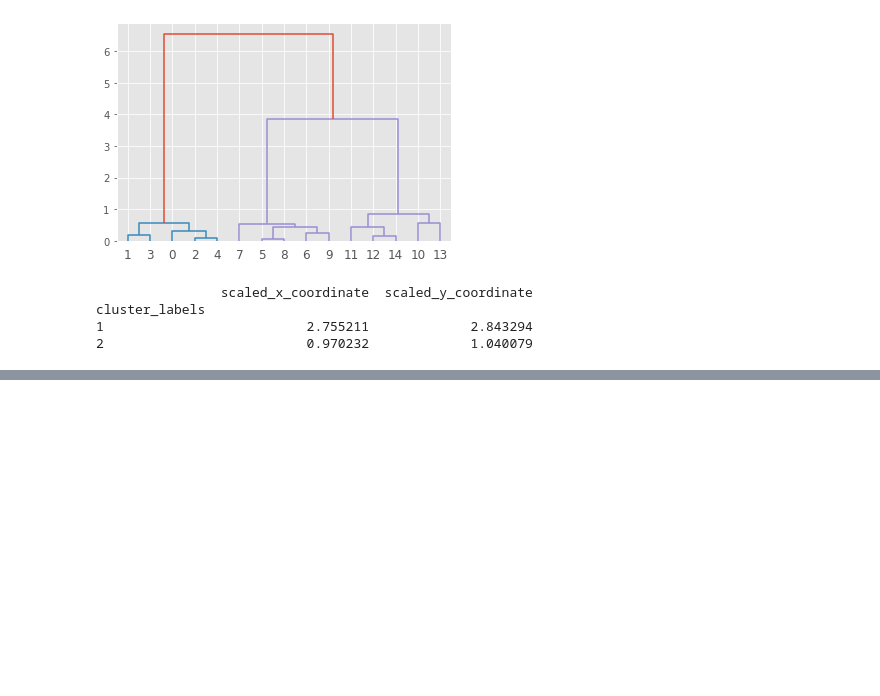
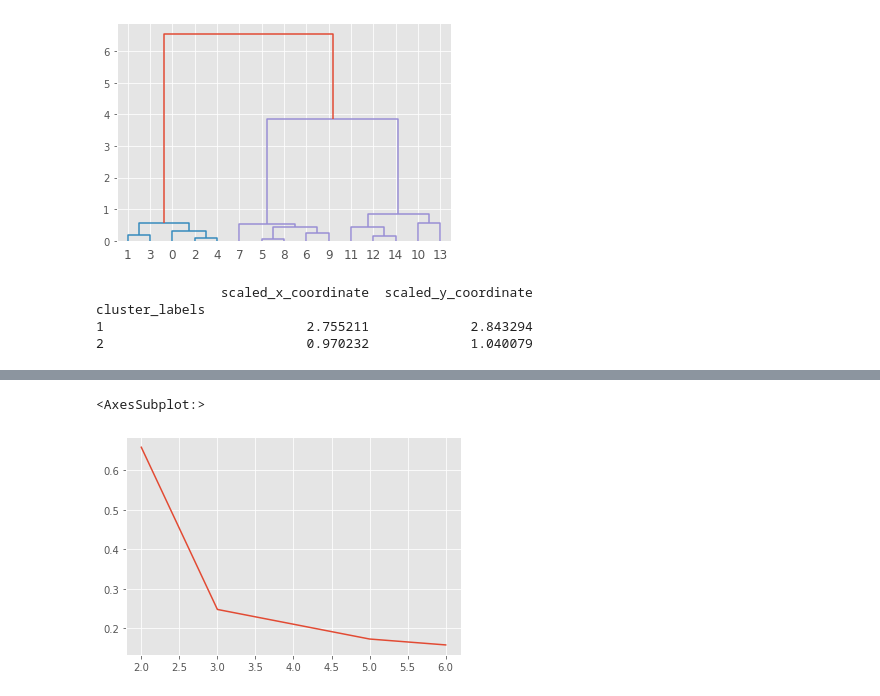
Before and after one commit to fea-dev-usp/ArtificialIntelligence, a Jupyter notebook: studies/cluster/cluster-analysis.ipynb, the cells around one changed output, grey strips where cells are left out. Saved outputs shown, nothing was run; the diff lists cells and outputs as text; code cells hidden in the pictures; blank space fills up the shorter version.

```diff
--- a/studies/cluster/cluster-analysis.ipynb
+++ b/studies/cluster/cluster-analysis.ipynb
@@ -238,0 +250,5 @@ cluster_labels
+# %%
+cluster_centers, distortion = kmeans(df_test[['scaled_x_coordinate', 'scaled_y_coordinate']], 3)
+
+df_test['cluster_kmeans_labels'], distortion_list = vq(df_test[['scaled_x_coordinate', 'scaled_y_coordinate']],
+                                         cluster_centers)
@@ -238,0 +273,17 @@ cluster_labels
+# %%
+# distortions
+distortions = []
+
+num_clusters = range(2, 7)
+
+for i in num_clusters:
+
+    centroids, distortion = kmeans(df_test[['scaled_x_coordinate', 'scaled_y_coordinate']],
+                                  i)
+
+    distortions.append(distortion)
+# %%
+sns.lineplot(x = num_clusters, y = distortions)
+# %% [output]
+<AxesSubplot:>
+[figure, added]
```
Also changed, not shown: parts of 8 cells of this notebook, 1 other file.
